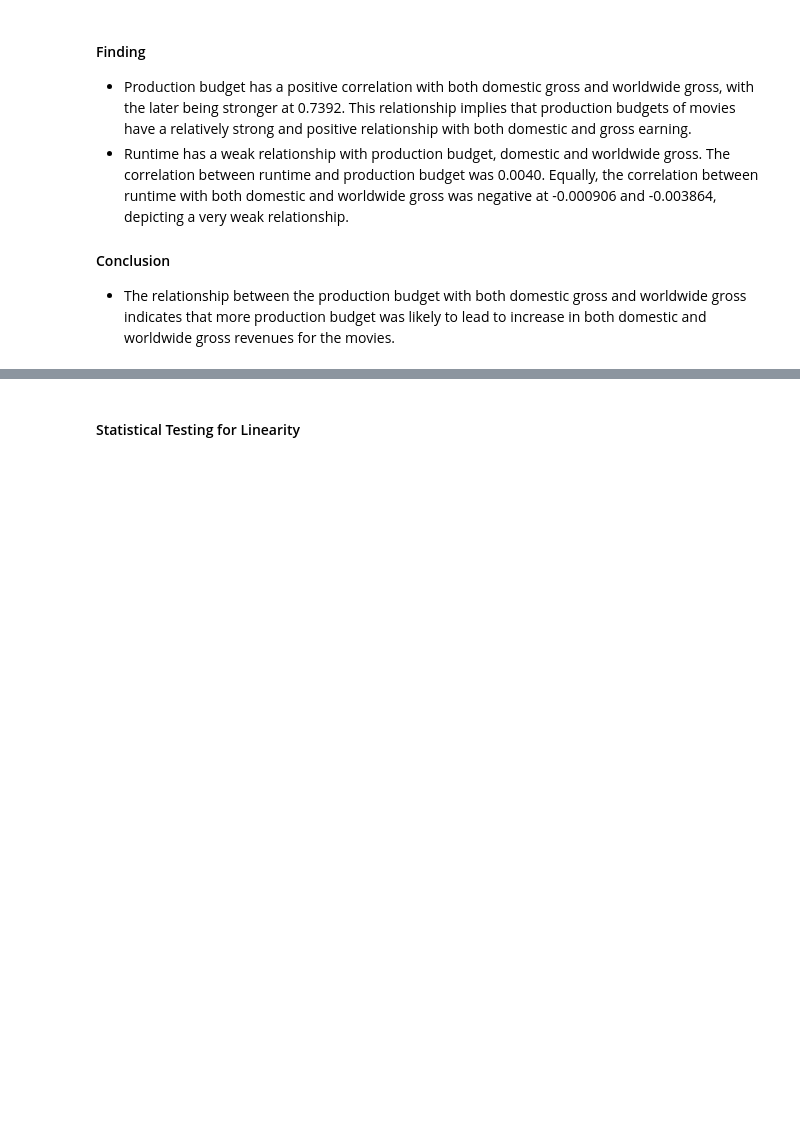
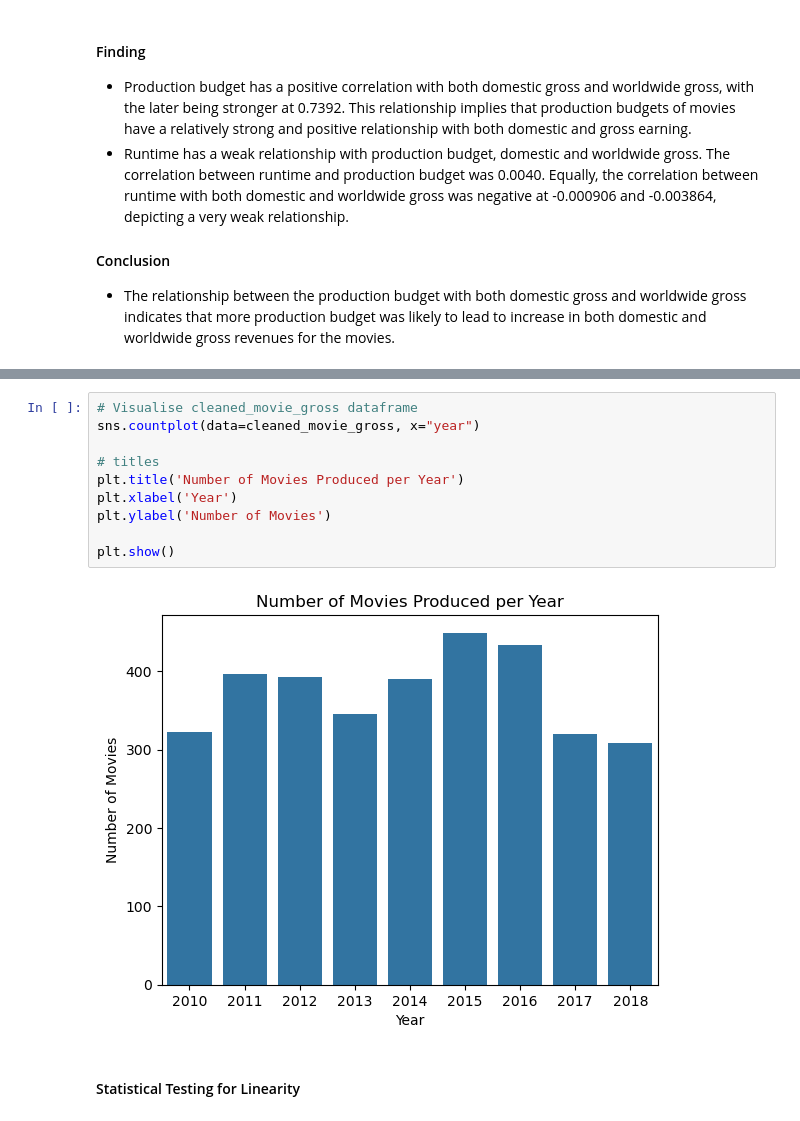
Before and after one commit to gkipkirui1/DSC_PT08P2_Phase_2_Project_Grp_1_Final, a Jupyter notebook: Index.ipynb, the cells around one changed output, grey strips where cells are left out. Cells and saved outputs as stored; diff of their text form; blank space fills up the shorter version.

```diff
--- a/Index.ipynb
+++ b/Index.ipynb
@@ -814,3 +807,15 @@ merged_df.head()
+# %%
+# Visualise cleaned_movie_gross dataframe
+sns.countplot(data=cleaned_movie_gross, x="year")
+
+# titles
+plt.title('Number of Movies Produced per Year')
+plt.xlabel('Year')
+plt.ylabel('Number of Movies')
+
+plt.show()
+# %% [output]
+[figure, added]
 # %% [markdown]
 #### Statistical Testing for Linearity
 # %% [markdown]
```
Also changed, not shown: parts of 17 cells of this notebook.
